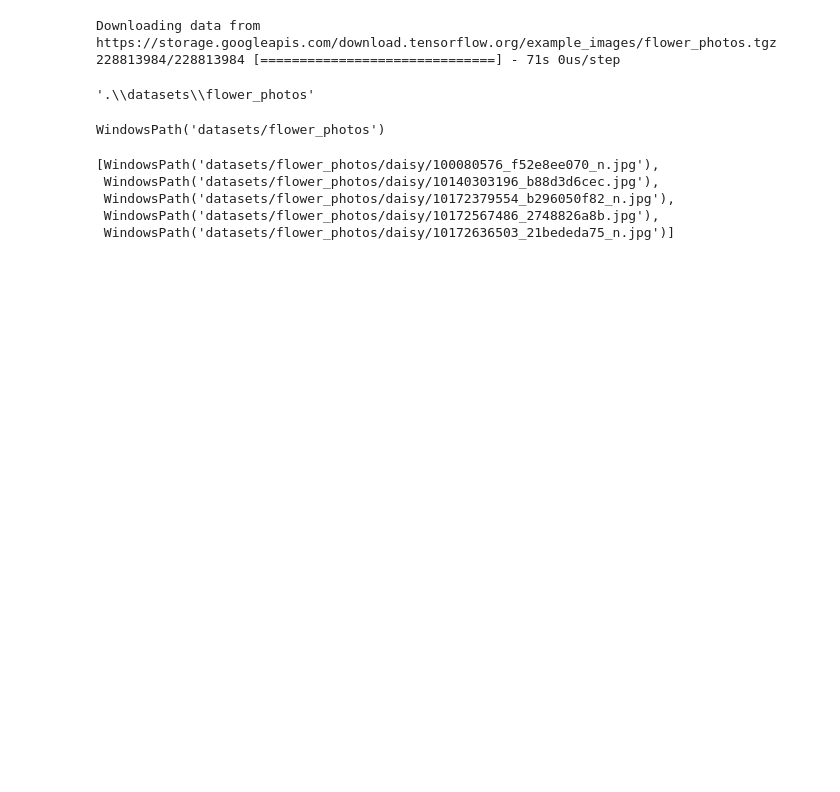
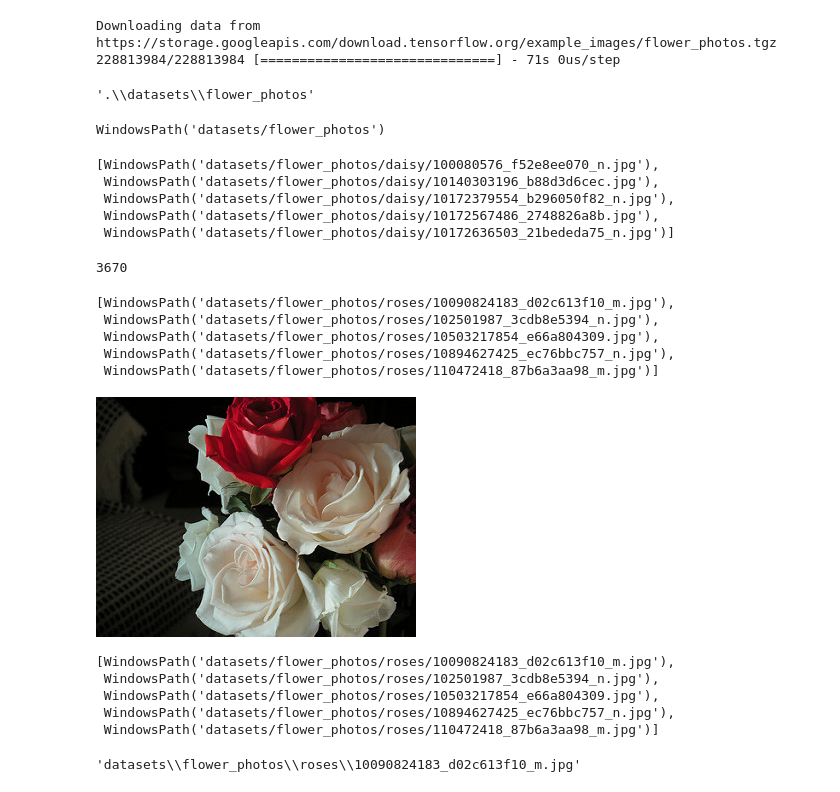
Before and after one commit to Priyanshu2410/Deep-learning, a Jupyter notebook: tut26.ipynb, the cells around one changed output. Drawn from its saved outputs; the diff is of its cells as text; code cells hidden in the pictures; blank space fills up the shorter version.

```diff
--- a/tut26.ipynb
+++ b/tut26.ipynb
@@ -33,3 +33,21 @@ list(data_dir.glob('*/*.jpg'))[:5]
  WindowsPath('datasets/flower_photos/daisy/10172379554_b296050f82_n.jpg'),
  WindowsPath('datasets/flower_photos/daisy/10172567486_2748826a8b.jpg'),
  WindowsPath('datasets/flower_photos/daisy/10172636503_21bededa75_n.jpg')]
+# %%
+image_count = len(list(data_dir.glob('*/*.jpg')))
+print(image_count)
+# %% [output]
+3670
+# %%
+roses = list(data_dir.glob('roses/*'))
+roses[:5]
+# %% [output]
+[WindowsPath('datasets/flower_photos/roses/10090824183_d02c613f10_m.jpg'),
+ WindowsPath('datasets/flower_photos/roses/102501987_3cdb8e5394_n.jpg'),
+ WindowsPath('datasets/flower_photos/roses/10503217854_e66a804309.jpg'),
+ WindowsPath('datasets/flower_photos/roses/10894627425_ec76bbc757_n.jpg'),
+ WindowsPath('datasets/flower_photos/roses/110472418_87b6a3aa98_m.jpg')]
+# %%
+PIL.Image.open(str(roses[1]))
+# %% [output]
+[figure, added]
@@ -35,0 +70,13 @@ list(data_dir.glob('*/*.jpg'))[:5]
+# %%
+
+flowers_images_dict['roses'][:5]
+# %% [output]
+[WindowsPath('datasets/flower_photos/roses/10090824183_d02c613f10_m.jpg'),
+ WindowsPath('datasets/flower_photos/roses/102501987_3cdb8e5394_n.jpg'),
+ WindowsPath('datasets/flower_photos/roses/10503217854_e66a804309.jpg'),
+ WindowsPath('datasets/flower_photos/roses/10894627425_ec76bbc757_n.jpg'),
+ WindowsPath('datasets/flower_photos/roses/110472418_87b6a3aa98_m.jpg')]
+# %%
+str(flowers_images_dict['roses'][0])
+# %% [output]
+'datasets\\flower_photos\\roses\\10090824183_d02c613f10_m.jpg'
```
Also changed, not shown: parts of 11 cells of this notebook, 4 other files.
